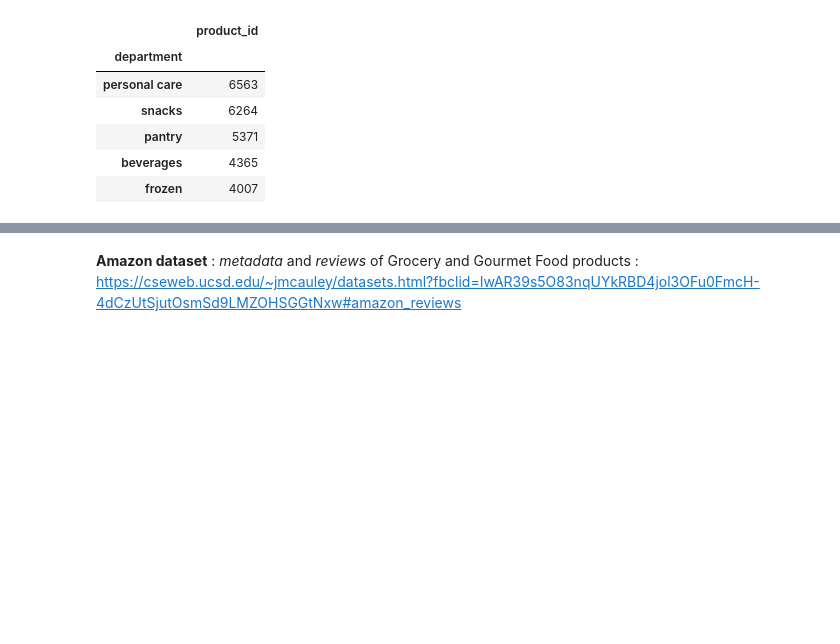
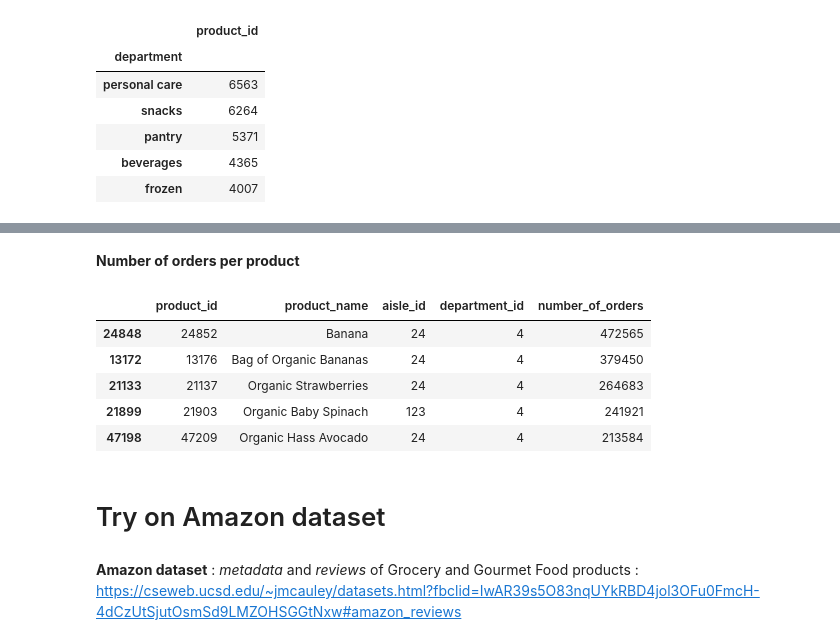
Before and after one commit to auriane81/epfl-ada-ada-2019-project-adax, a Jupyter notebook: project_Auriane.ipynb, the cells around one changed output, grey strips where cells are left out. Saved outputs shown, nothing was run; the diff lists cells and outputs as text; code cells hidden in the pictures; blank space fills up the shorter version.

```diff
--- a/project_Auriane.ipynb
+++ b/project_Auriane.ipynb
@@ -172,3 +205,16 @@ Ca a l'air assez bien réparti comme produits, assez random donc j'aurais tendan
+# %% [markdown]
+**Number of orders per product**
+# %%
+products_litteral.sort_values(by='number_of_orders', ascending=False).head()
+# %% [output]
+|  | product_id | product_name | aisle_id | department_id | number_of_orders |
+| 24848 | 24852 | Banana | 24 | 4 | 472565 |
+| 13172 | 13176 | Bag of Organic Bananas | 24 | 4 | 379450 |
+| 21133 | 21137 | Organic Strawberries | 24 | 4 | 264683 |
+| 21899 | 21903 | Organic Baby Spinach | 123 | 4 | 241921 |
+| 47198 | 47209 | Organic Hass Avocado | 24 | 4 | 213584 |
+# %% [markdown]
+# Try on Amazon dataset
 # %% [markdown]
 **Amazon dataset** : _metadata_ and _reviews_ of Grocery and Gourmet Food products : https://cseweb.ucsd.edu/~jmcauley/datasets.html?fbclid=IwAR39s5O83nqUYkRBD4jol3OFu0FmcH-4dCzUtSjutOsmSd9LMZOHSGGtNxw#amazon_reviews
 # %%
```
Also changed, not shown: parts of 28 cells of this notebook.
